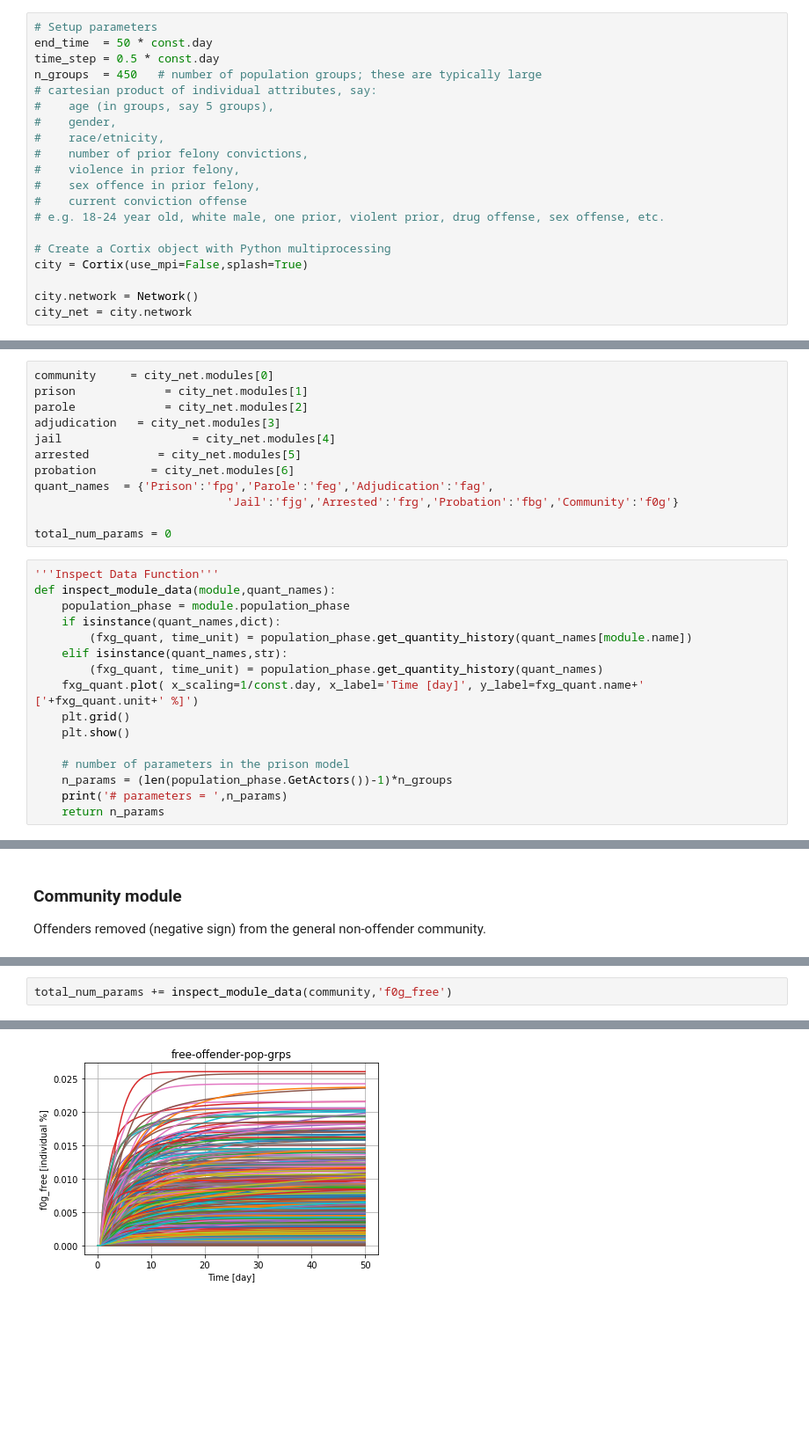
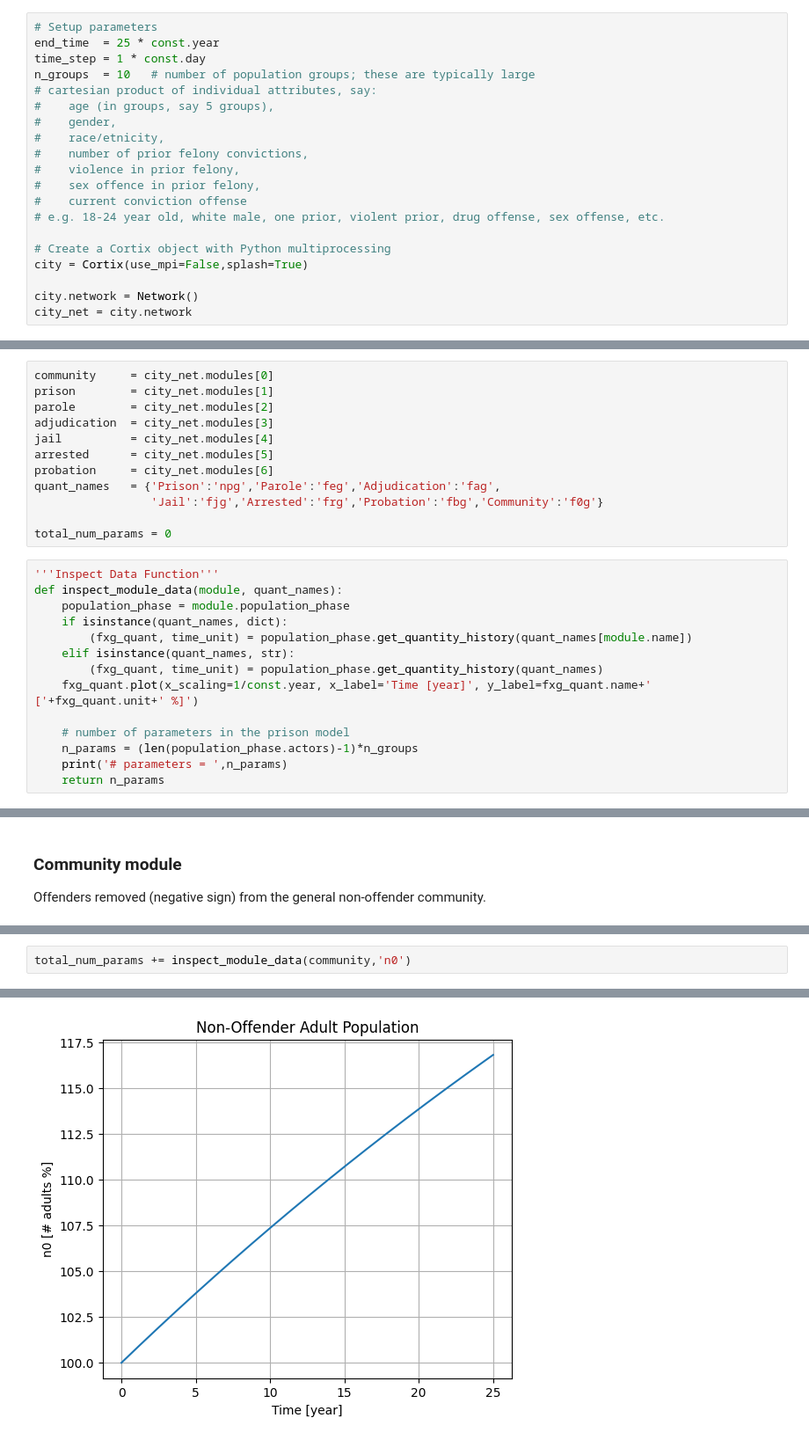
Before and after one commit to dpploy/cortix-nb, a Jupyter notebook: run_city_justice.ipynb, the cells around one changed output, grey strips where cells are left out. Shown at 88% size. Saved outputs shown, nothing was run; the diff lists cells and outputs as text; blank space fills up the shorter version.

```diff
--- a/run_city_justice.ipynb
+++ b/run_city_justice.ipynb
@@ -384,9 +384,9 @@ from cortix.examples.city_justice.probation import Probation
 from cortix.examples.city_justice.community import Community
 # %%
 # Setup parameters
-end_time  = 50 * const.day
-time_step = 0.5 * const.day
-n_groups  = 450   # number of population groups; these are typically large
+end_time  = 25 * const.year
+time_step = 1 * const.day
+n_groups  = 10   # number of population groups; these are typically large
 # cartesian product of individual attributes, say:
 #    age (in groups, say 5 groups),
 #    gender,
@@ -516,30 +520,28 @@ city.run()
 ## Results inspection through Cortix<a id="inspect"></a>
 # %%
 community     = city_net.modules[0]
-prison             = city_net.modules[1]
-parole             = city_net.modules[2]
-adjudication   = city_net.modules[3]
-jail                   = city_net.modules[4]
-arrested          = city_net.modules[5]
-probation        = city_net.modules[6]
-quant_names  = {'Prison':'fpg','Parole':'feg','Adjudication':'fag',
-                            'Jail':'fjg','Arrested':'frg','Probation':'fbg','Community':'f0g'}
+prison        = city_net.modules[1]
+parole        = city_net.modules[2]
+adjudication  = city_net.modules[3]
+jail          = city_net.modules[4]
+arrested      = city_net.modules[5]
+probation     = city_net.modules[6]
+quant_names   = {'Prison':'npg','Parole':'feg','Adjudication':'fag',
+                 'Jail':'fjg','Arrested':'frg','Probation':'fbg','Community':'f0g'}
 
 total_num_params = 0
 # %%
 '''Inspect Data Function'''
-def inspect_module_data(module,quant_names):
+def inspect_module_data(module, quant_names):
     population_phase = module.population_phase
-    if isinstance(quant_names,dict):
+    if isinstance(quant_names, dict):
         (fxg_quant, time_unit) = population_phase.get_quantity_history(quant_names[module.name])
-    elif isinstance(quant_names,str):
+    elif isinstance(quant_names, str):
         (fxg_quant, time_unit) = population_phase.get_quantity_history(quant_names)
-    fxg_quant.plot( x_scaling=1/const.day, x_label='Time [day]', y_label=fxg_quant.name+' ['+fxg_quant.unit+' %]')
-    plt.grid()
-    plt.show()
+    fxg_quant.plot(x_scaling=1/const.year, x_label='Time [year]', y_label=fxg_quant.name+' ['+fxg_quant.unit+' %]')
 
     # number of parameters in the prison model
-    n_params = (len(population_phase.GetActors())-1)*n_groups
+    n_params = (len(population_phase.actors)-1)*n_groups
     print('# parameters = ',n_params)
     return n_params
 # %% [markdown]
@@ -596,3 +598,3 @@ total_num_params += inspect_module_data(community,quant_names)
 # %%
-total_num_params += inspect_module_data(community,'f0g_free')
+total_num_params += inspect_module_data(community,'n0')
 # %% [output]
@@ -599 +602 @@ total_num_params += inspect_module_data(community,'f0g_free')
-[figure, old version]
+[figure, new version]
```
Also changed, not shown: parts of 13 cells of this notebook, 1 other file.
